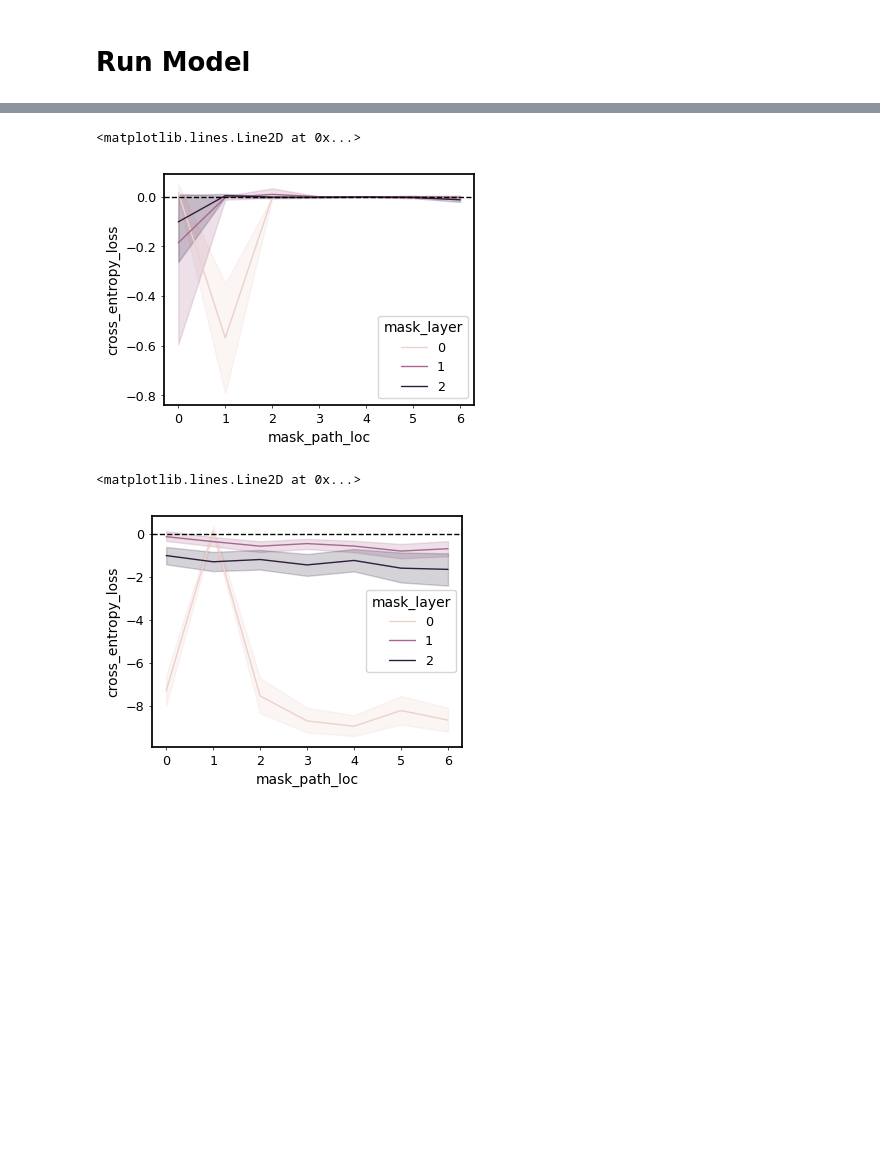
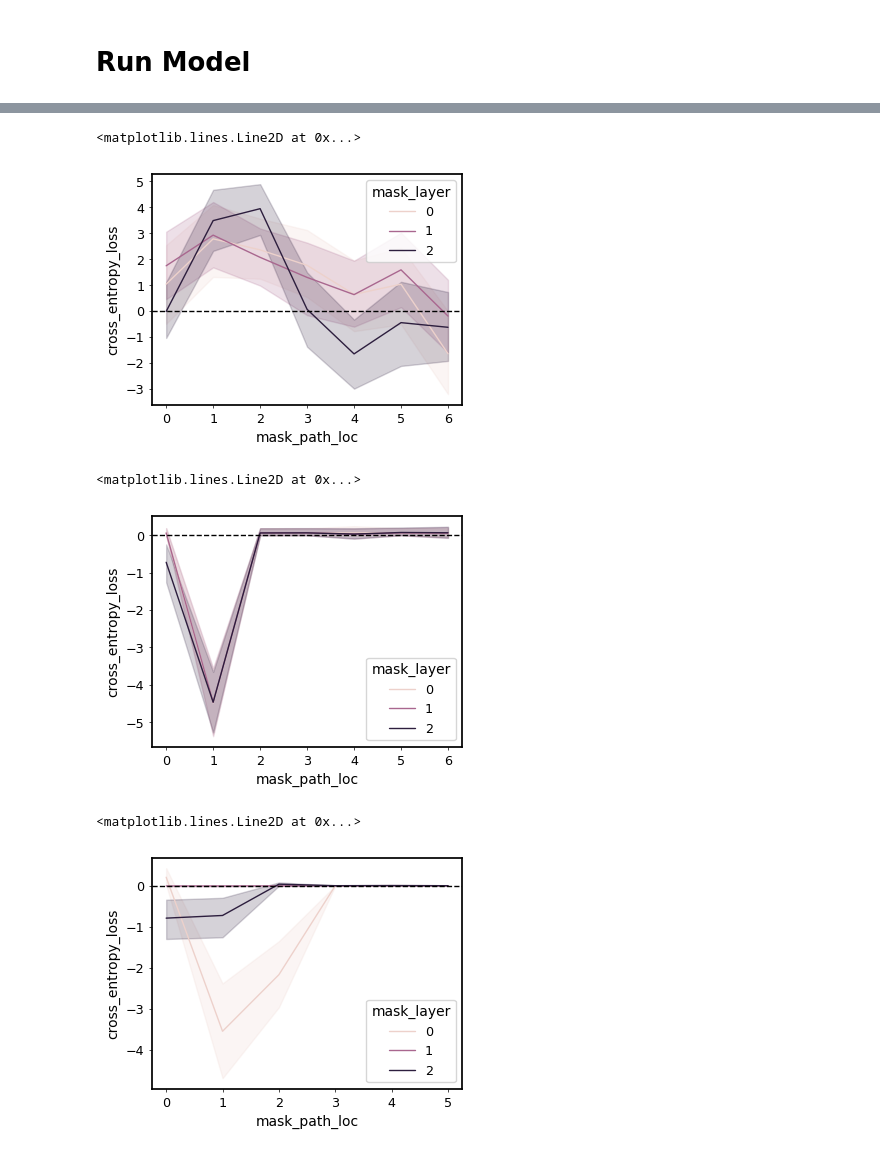
Before and after one commit to chingf/icl-maze, a Jupyter notebook: notebooks/15_token_masking.ipynb, the cells around one changed output, grey strips where cells are left out. Cells and saved outputs as stored; diff of their text form; code cells hidden in the pictures; blank space fills up the shorter version.

```diff
--- a/notebooks/15_token_masking.ipynb
+++ b/notebooks/15_token_masking.ipynb
@@ -261,5 +273,17 @@ ax.axhline(0, linestyle='--', color='black')
+# %%
+results = get_results(1, 'sufficiency', 'query', 'exclude_stay_postreward', 'cumulative')
+df = pd.DataFrame(results)
+fig, ax = plt.subplots(figsize=(4,3))
+sns.lineplot(
+    x='mask_path_loc', y='cross_entropy_loss', hue='mask_layer',
+    data=df,
+    ax=ax)
+ax.axhline(0, linestyle='--', color='black')
+# %% [output]
+<matplotlib.lines.Line2D at 0x...>
+[figure, added]
 # %%
-results = get_results(1, 'necessity', 'query', 'onpath')
+results = get_results(1, 'necessity', 'query', 'onpath', 'cumulative')
 df = pd.DataFrame(results)
 fig, ax = plt.subplots(figsize=(4,3))
 sns.lineplot(
@@ -269,9 +293,9 @@ sns.lineplot(
 ax.axhline(0, linestyle='--', color='black')
 # %% [output]
 <matplotlib.lines.Line2D at 0x...>
-[figure, old version]
+[figure, new version]
 # %%
-results = get_results(1, 'necessity', 'query', 'offpath')
+results = get_results(1, 'necessity', 'query', 'exclude_stay_prereward', 'single')
 df = pd.DataFrame(results)
 fig, ax = plt.subplots(figsize=(4,3))
 sns.lineplot(
@@ -281,5 +305,5 @@ sns.lineplot(
 ax.axhline(0, linestyle='--', color='black')
 # %% [output]
 <matplotlib.lines.Line2D at 0x...>
-[figure, old version]
+[figure, new version]
 # %%
```
Also changed, not shown: parts of 8 cells of this notebook, 11 other files.
